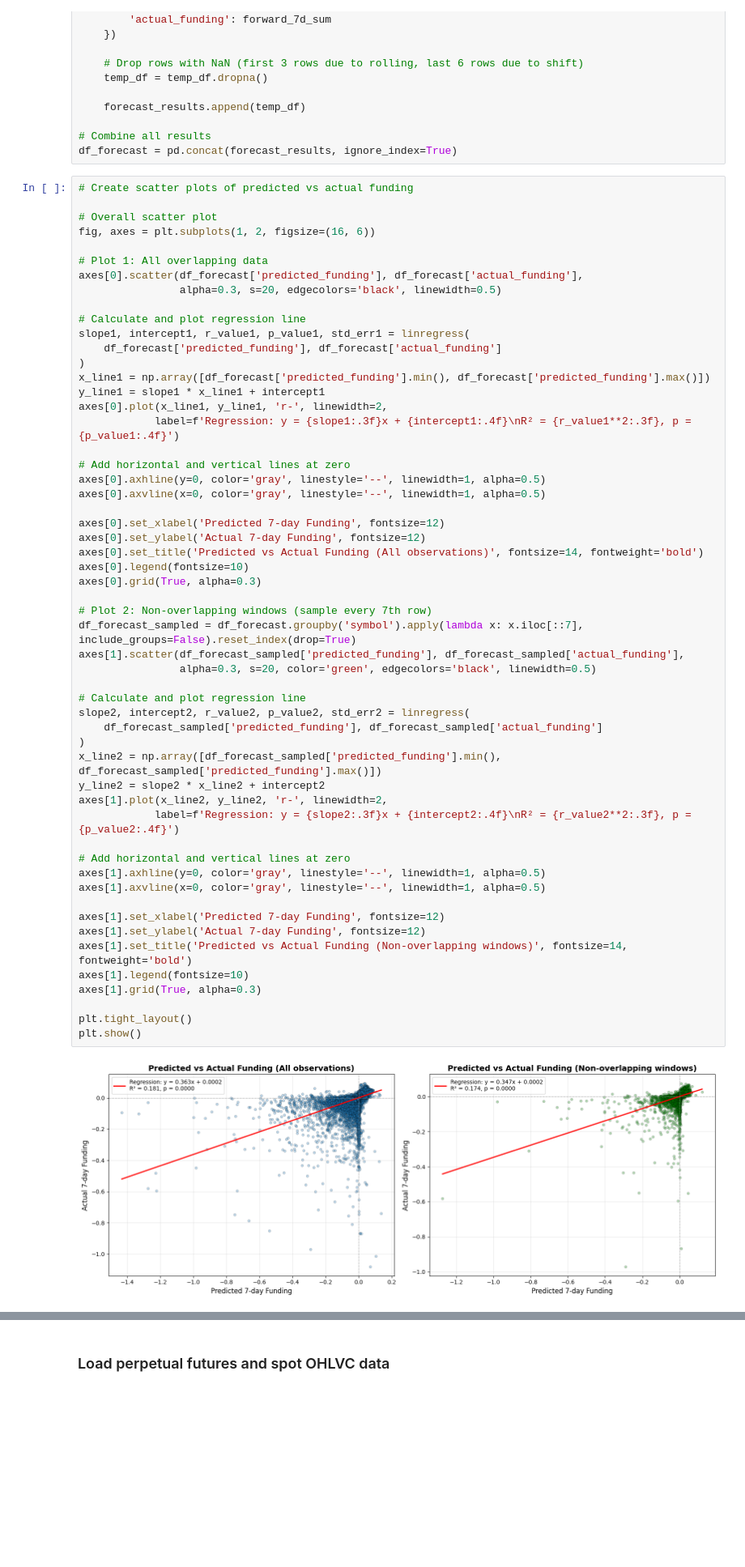
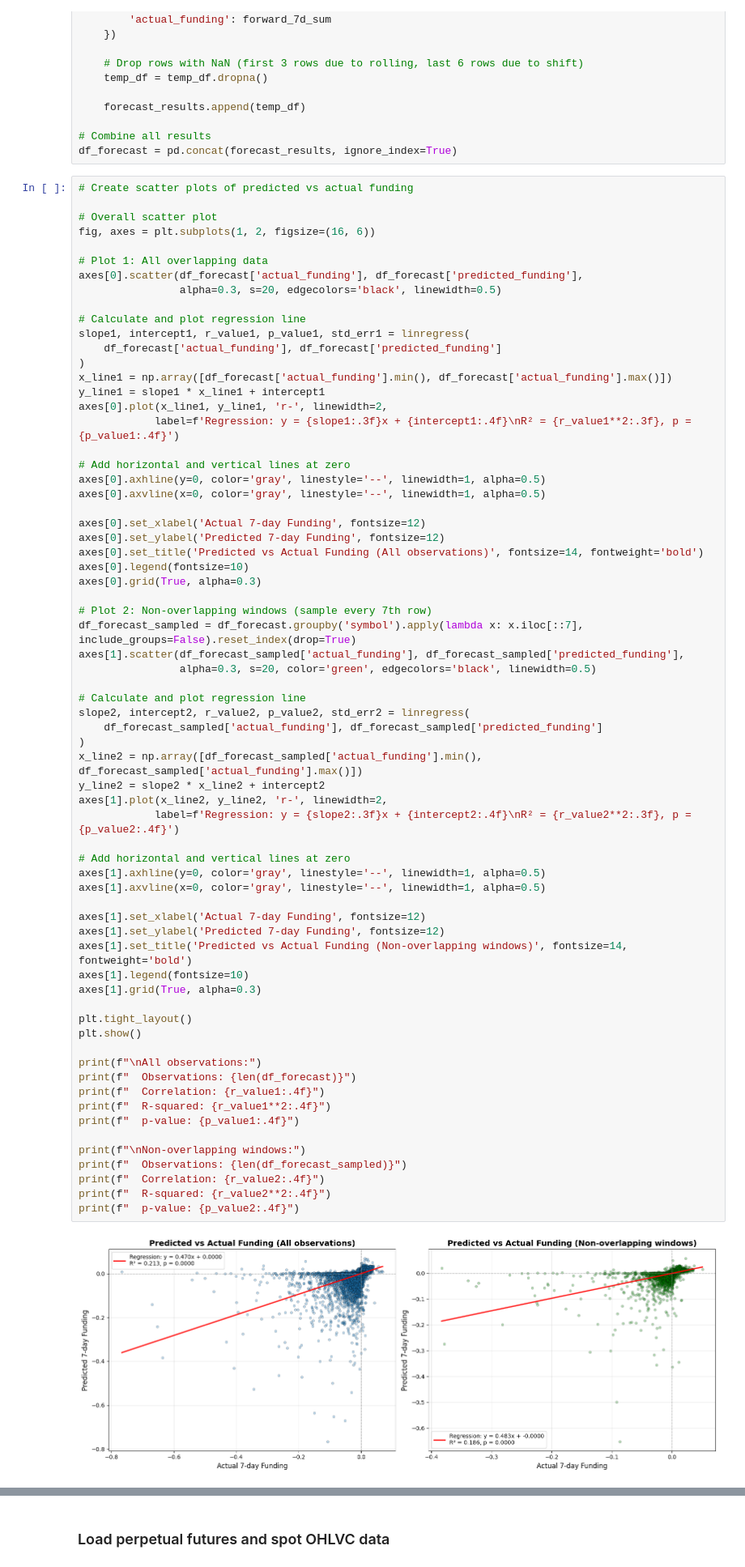
Before and after one commit to BlazOrsos/quant-journey, a Jupyter notebook: research/crypto_basis_arbitrage/crypto_basis_arbitrage.ipynb, the cells around one changed output, grey strips where cells are left out. Shown at 81% size. Cells and saved outputs as stored; diff of their text form; blank space fills up the shorter version.

```diff
--- a/research/crypto_basis_arbitrage/crypto_basis_arbitrage.ipynb
+++ b/research/crypto_basis_arbitrage/crypto_basis_arbitrage.ipynb
@@ -197,14 +197,14 @@ df_forecast = pd.concat(forecast_results, ignore_index=True)
 fig, axes = plt.subplots(1, 2, figsize=(16, 6))
 
 # Plot 1: All overlapping data
-axes[0].scatter(df_forecast['predicted_funding'], df_forecast['actual_funding'],
+axes[0].scatter(df_forecast['actual_funding'], df_forecast['predicted_funding'],
                 alpha=0.3, s=20, edgecolors='black', linewidth=0.5)
 
 # Calculate and plot regression line
 slope1, intercept1, r_value1, p_value1, std_err1 = linregress(
-    df_forecast['predicted_funding'], df_forecast['actual_funding']
+    df_forecast['actual_funding'], df_forecast['predicted_funding']
 )
-x_line1 = np.array([df_forecast['predicted_funding'].min(), df_forecast['predicted_funding'].max()])
+x_line1 = np.array([df_forecast['actual_funding'].min(), df_forecast['actual_funding'].max()])
 y_line1 = slope1 * x_line1 + intercept1
 axes[0].plot(x_line1, y_line1, 'r-', linewidth=2,
             label=f'Regression: y = {slope1:.3f}x + {intercept1:.4f}\nR² = {r_value1**2:.3f}, p = {p_value1:.4f}')
@@ -212,38 +212,50 @@ axes[0].plot(x_line1, y_line1, 'r-', linewidth=2,
 # Add horizontal and vertical lines at zero
 axes[0].axhline(y=0, color='gray', linestyle='--', linewidth=1, alpha=0.5)
 axes[0].axvline(x=0, color='gray', linestyle='--', linewidth=1, alpha=0.5)
 
-axes[0].set_xlabel('Predicted 7-day Funding', fontsize=12)
-axes[0].set_ylabel('Actual 7-day Funding', fontsize=12)
+axes[0].set_xlabel('Actual 7-day Funding', fontsize=12)
+axes[0].set_ylabel('Predicted 7-day Funding', fontsize=12)
 axes[0].set_title('Predicted vs Actual Funding (All observations)', fontsize=14, fontweight='bold')
 axes[0].legend(fontsize=10)
 axes[0].grid(True, alpha=0.3)
 
 # Plot 2: Non-overlapping windows (sample every 7th row)
 df_forecast_sampled = df_forecast.groupby('symbol').apply(lambda x: x.iloc[::7], include_groups=False).reset_index(drop=True)
-axes[1].scatter(df_forecast_sampled['predicted_funding'], df_forecast_sampled['actual_funding'],
+axes[1].scatter(df_forecast_sampled['actual_funding'], df_forecast_sampled['predicted_funding'],
                 alpha=0.3, s=20, color='green', edgecolors='black', linewidth=0.5)
 
 # Calculate and plot regression line
 slope2, intercept2, r_value2, p_value2, std_err2 = linregress(
-    df_forecast_sampled['predicted_funding'], df_forecast_sampled['actual_funding']
+    df_forecast_sampled['actual_funding'], df_forecast_sampled['predicted_funding']
 )
-x_line2 = np.array([df_forecast_sampled['predicted_funding'].min(), df_forecast_sampled['predicted_funding'].max()])
+x_line2 = np.array([df_forecast_sampled['actual_funding'].min(), df_forecast_sampled['actual_funding'].max()])
 y_line2 = slope2 * x_line2 + intercept2
 axes[1].plot(x_line2, y_line2, 'r-', linewidth=2,
             label=f'Regression: y = {slope2:.3f}x + {intercept2:.4f}\nR² = {r_value2**2:.3f}, p = {p_value2:.4f}')
 
 # Add horizontal and vertical lines at zero
 axes[1].axhline(y=0, color='gray', linestyle='--', linewidth=1, alpha=0.5)
 axes[1].axvline(x=0, color='gray', linestyle='--', linewidth=1, alpha=0.5)
 
-axes[1].set_xlabel('Predicted 7-day Funding', fontsize=12)
-axes[1].set_ylabel('Actual 7-day Funding', fontsize=12)
+axes[1].set_xlabel('Actual 7-day Funding', fontsize=12)
+axes[1].set_ylabel('Predicted 7-day Funding', fontsize=12)
 axes[1].set_title('Predicted vs Actual Funding (Non-overlapping windows)', fontsize=14, fontweight='bold')
 axes[1].legend(fontsize=10)
 axes[1].grid(True, alpha=0.3)
 
 plt.tight_layout()
 plt.show()
+
+print(f"\nAll observations:")
+print(f"  Observations: {len(df_forecast)}")
+print(f"  Correlation: {r_value1:.4f}")
+print(f"  R-squared: {r_value1**2:.4f}")
+print(f"  p-value: {p_value1:.4f}")
+
+print(f"\nNon-overlapping windows:")
+print(f"  Observations: {len(df_forecast_sampled)}")
+print(f"  Correlation: {r_value2:.4f}")
+print(f"  R-squared: {r_value2**2:.4f}")
+print(f"  p-value: {p_value2:.4f}")
 # %% [output]
-[figure, old version]
+[figure, new version]
```
Also changed, not shown: parts of 3 cells of this notebook.
